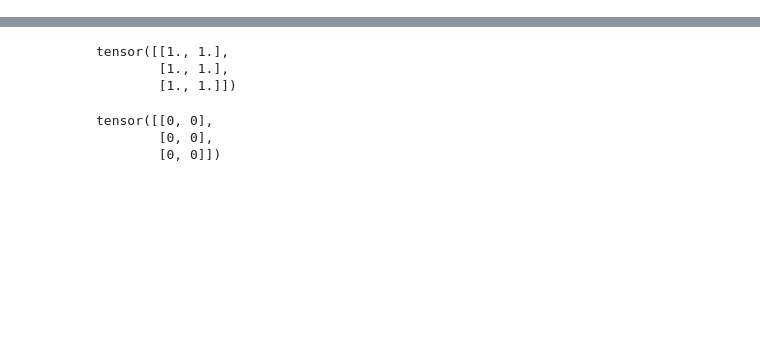
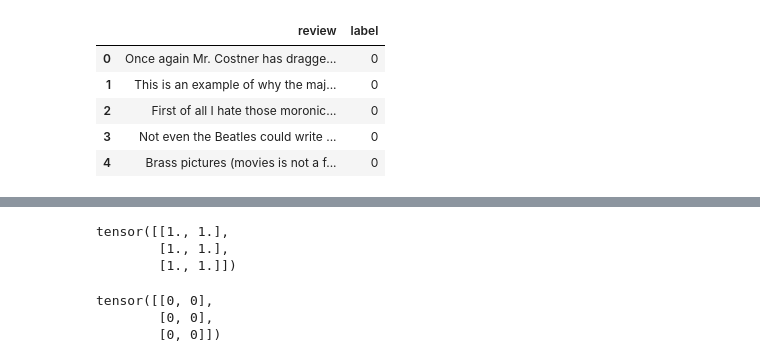
Before and after one commit to scoutbee/pytorch-nlp-notebooks, a Jupyter notebook: 0_pytorch_intro.ipynb, the cells around one changed output, grey strips where cells are left out. Saved outputs shown, nothing was run; the diff lists cells and outputs as text; code cells hidden in the pictures; blank space fills up the shorter version.

```diff
--- a/0_pytorch_intro.ipynb
+++ b/0_pytorch_intro.ipynb
@@ -193,0 +100,19 @@ $$\mu = 0, \sigma^2 = 1$$
+# %%
+DATA_PATH = 'data/imdb_reviews.csv'
+if not Path(DATA_PATH).is_file():
+    gdd.download_file_from_google_drive(
+        file_id='1zfM5E6HvKIe7f3rEt1V2gBpw5QOSSKQz',
+        dest_path=DATA_PATH,
+    )
+
+df = pd.read_csv(DATA_PATH)
+
+# Use df.head() to preview the first five rows of the DataFrame
+df.head()
+# %% [output]
+|  | review | label |
+| 0 | Once again Mr. Costner has dragge... | 0 |
+| 1 | This is an example of why the maj... | 0 |
+| 2 | First of all I hate those moronic... | 0 |
+| 3 | Not even the Beatles could write ... | 0 |
+| 4 | Brass pictures (movies is not a f... | 0 |
```
Also changed, not shown: parts of 76 cells of this notebook.
